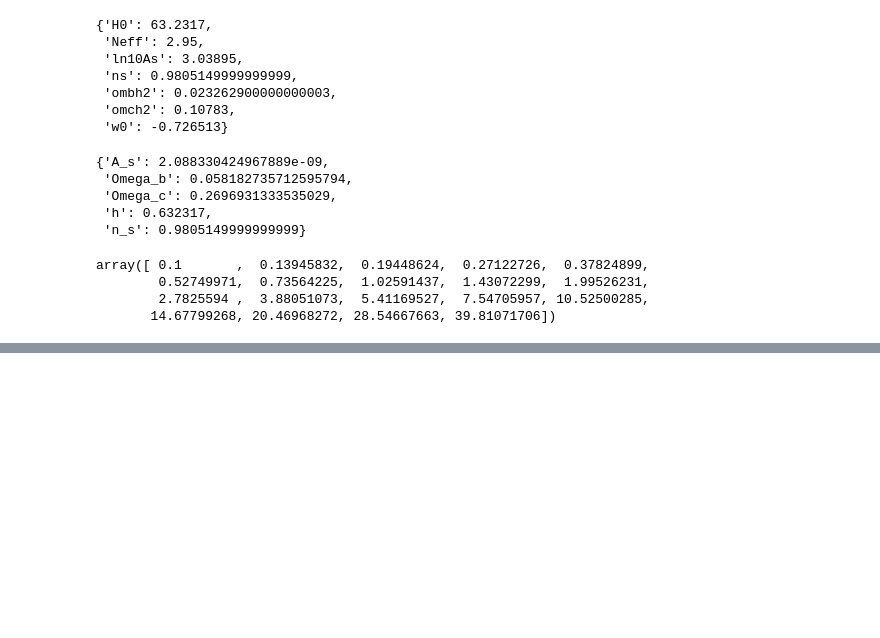
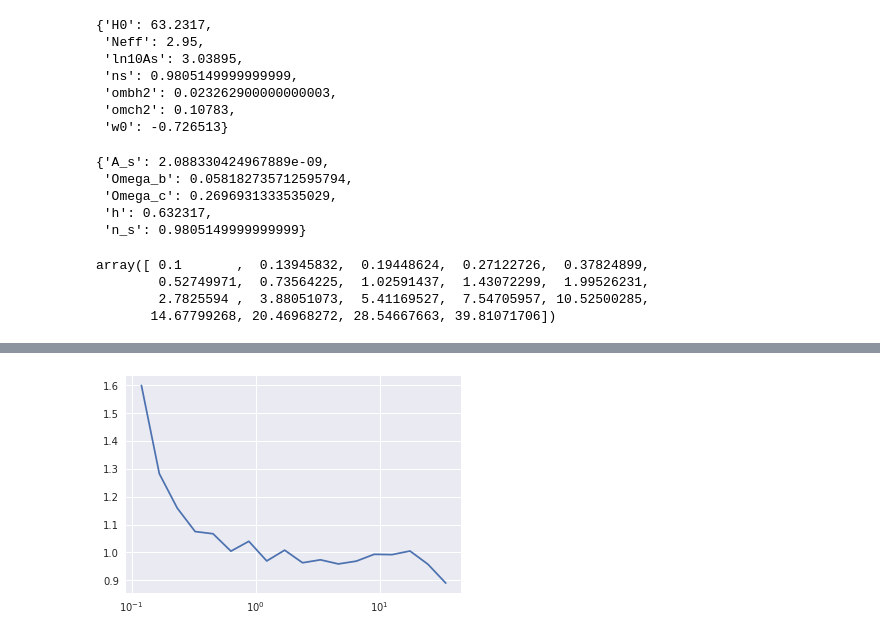
Before and after one commit to mclaughlin6464/pearce, a Jupyter notebook: notebooks/Debug Delta Sigma.ipynb, the cells around one changed output, grey strips where cells are left out. Saved outputs shown, nothing was run; the diff lists cells and outputs as text; code cells hidden in the pictures; blank space fills up the shorter version.

```diff
--- a/notebooks/Debug Delta Sigma.ipynb
+++ b/notebooks/Debug Delta Sigma.ipynb
@@ -105,7 +105,8 @@ def calc_ds(cat, bins):
     # TODO maybe split into a few lines for clarity
     return delta_sigma(pos_g / cat.h, pos_m / cat.h, cat.pmass / cat.h,
                    downsampling_factor=1. / cat._downsample_factor, rp_bins=rp_bins,
-                   period=[10*cat.Lbox/cat.h, 10*cat.Lbox/cat.h, cat.Lbox / cat.h], num_threads=n_cores, cosmology=cat.cosmology)[1] / (1e12)
+                   #period=[1.1*cat.Lbox/cat.h, 1.1*cat.Lbox/cat.h, cat.Lbox / cat.h], num_threads=n_cores, cosmology=cat.cosmology)[1] / (1e12)
+                   period=cat.Lbox / cat.h, num_threads=n_cores, cosmology=cat.cosmology)[1] / (1e12)
 # %%
 from scipy.interpolate import interp1d
 import pyccl as ccl
@@ -265,5 +266,3 @@ array([ 0.1       ,  0.13945832,  0.19448624,  0.27122726,  0.37824899,
         0.52749971,  0.73564225,  1.02591437,  1.43072299,  1.99526231,
         2.7825594 ,  3.88051073,  5.41169527,  7.54705957, 10.52500285,
        14.67799268, 20.46968272, 28.54667663, 39.81071706])
-# %%
-xi, sigma, ds_analytic = calc_ds_analytic(cat, rp_bins)
@@ -352,0 +282,5 @@ plt.loglog();
+# %%
+plt.plot(rpoints, ds.squeeze()/ds_analytic.squeeze(), )
+plt.xscale('log')
+# %% [output]
+[figure, added]
```
Also changed, not shown: parts of 3 cells of this notebook.
